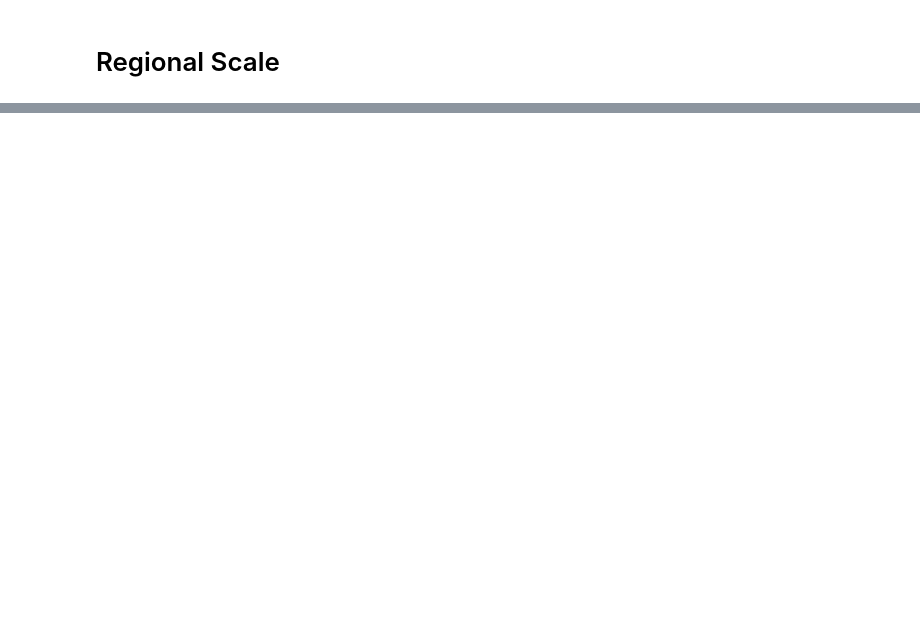
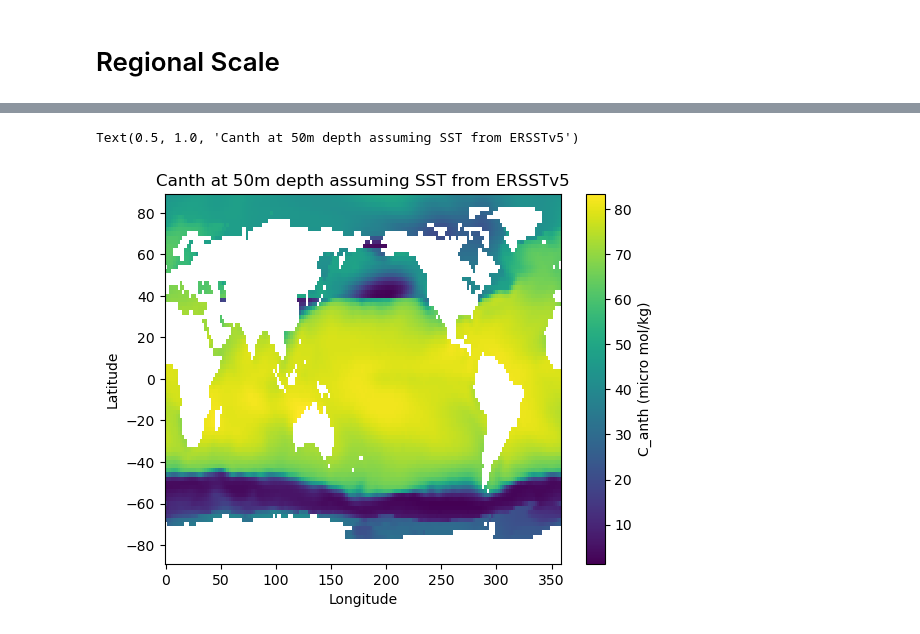
Before and after one commit to d-sandborn/pyTRACE, a Jupyter notebook: demos/trace_demo.ipynb, the cells around one changed output, grey strips where cells are left out. Drawn from its saved outputs; the diff is of its cells as text; code cells hidden in the pictures; blank space fills up the shorter version.

```diff
--- a/demos/trace_demo.ipynb
+++ b/demos/trace_demo.ipynb
@@ -139,0 +66,24 @@ array([  0.        ,  -1.44897959,  -2.89795918,  -4.34693878,
+# %%
+import xarray as xr
+ersst = xr.open_dataset("http://psl.noaa.gov/thredds/dodsC/Datasets/noaa.ersst.v5/sst.mnmean.nc?lat[0:1:88],lon[0:1:179],time[0:1:2055],sst[0:1:2055][0:1:88][0:1:179]")
+gridx, gridy = np.meshgrid(ersst.lon.data, ersst.lat.data)
+
+input_df = pd.DataFrame(
+    {
+        "lon": gridx.ravel(),
+        "lat": gridy.ravel(),
+        "depth": np.ones(len(gridx.ravel()))*50,
+        "year": np.ones(len(gridx.ravel())) * 2020,
+        "sal": np.ones(len(gridx.ravel()))*35,
+        "temp": ersst.sst[0,:,:].data.ravel()
+    }
+)
+
+output = trace(output_coordinates=input_df[["lon", "lat", "depth"]].to_numpy(),
+               dates=input_df.year.to_numpy(),
+               predictor_measurements=input_df[["sal", "temp"]].to_numpy(),
+               predictor_types=np.array([1, 2]),
+               atm_co2_trajectory=5,
+               verbose_tf = False)
+
+output
@@ -139,0 +108,10 @@ array([  0.        ,  -1.44897959,  -2.89795918,  -4.34693878,
+# %%
+fig, ax = plt.subplots()
+p = ax.pcolormesh(gridx, gridy, np.reshape(output.canth.data, gridx.shape))
+fig.colorbar(p, label= 'C_anth (micro mol/kg)')
+ax.set_xlabel('Longitude')
+ax.set_ylabel('Latitude')
+ax.set_title('Canth at 50m depth assuming SST from ERSSTv5')
+# %% [output]
+Text(0.5, 1.0, 'Canth at 50m depth assuming SST from ERSSTv5')
+[figure, added]
```
Also changed, not shown: parts of 6 cells of this notebook, 10 other files.
